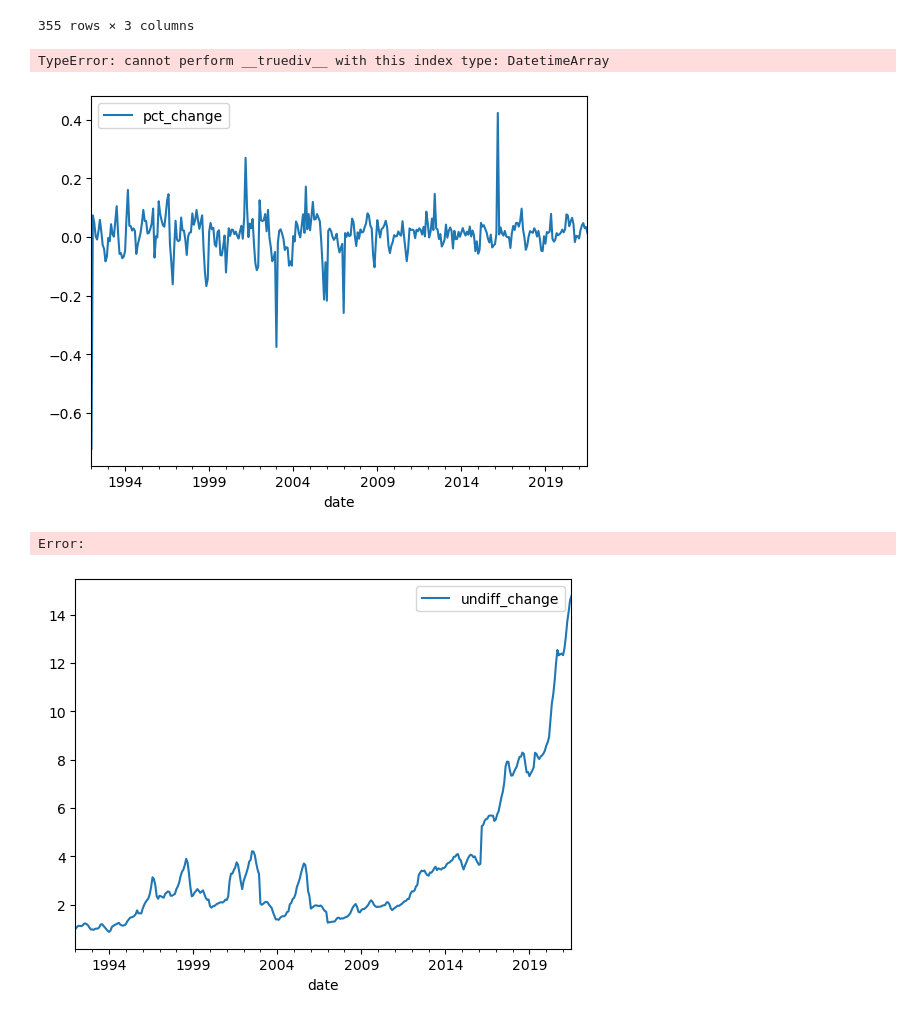
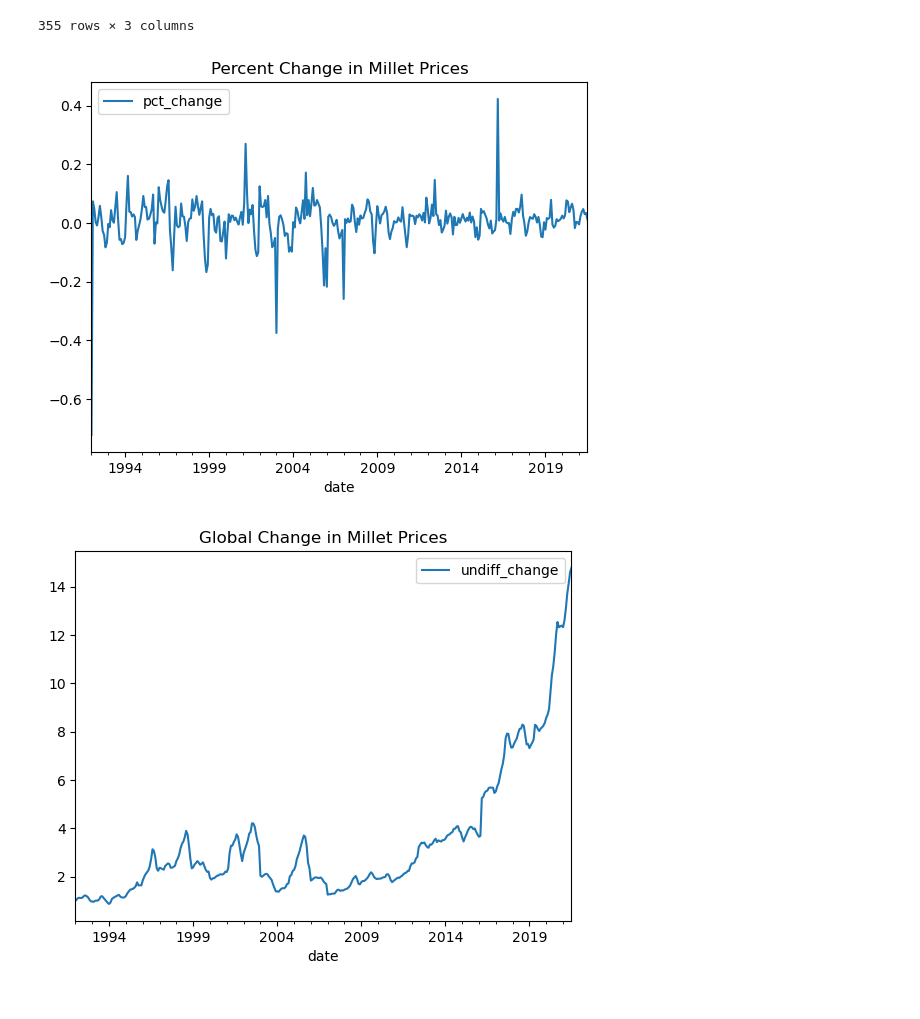
Before and after one commit to wwhite5/Springboard-Capstone-2-Time-Series, a Jupyter notebook: Notebooks/Data_Wrangling.ipynb, the cells around one changed output. Cells and saved outputs as stored; diff of their text form; code cells hidden in the pictures.

```diff
--- a/Notebooks/Data_Wrangling.ipynb
+++ b/Notebooks/Data_Wrangling.ipynb
@@ -215,21 +215,18 @@ millet_avg
 | 353 | 2021-06-01 | 0.033325 | 14.599658 |
 | 354 | 2021-07-01 | 0.012285 | 14.779011 |
 355 rows × 3 columns
-# %%
-millet_avg.pct_change()
-# %% [output]
-TypeError: cannot perform __truediv__ with this index type: DatetimeArray
 # %%
 millet_avg.plot(x='date', y='pct_change')
+plt.title('Percent Change in Millet Prices')
 plt.show()
 # %% [output]
-[figure, old version]
+[figure, new version]
-Error:
 # %%
 millet_avg.plot(x='date', y='undiff_change')
+plt.title('Global Change in Millet Prices')
 plt.show()
 # %% [output]
-[figure, old version]
+[figure, new version]
 # %%
 datapath = 'E:/OtherCodeProjects/Springboard Capstone Projects/Springboard-Capstone-2-Data/global_millet_price_change.csv'
 millet_avg.to_csv(datapath, index=False)
```
Also changed, not shown: parts of 1 cell of this notebook, 5 other files.
